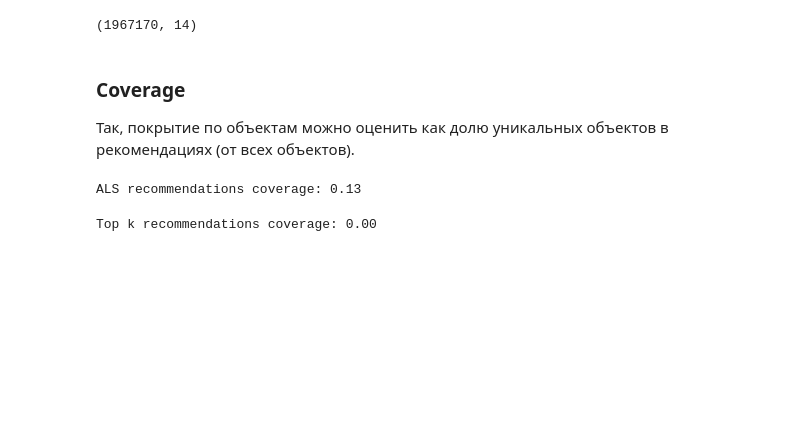
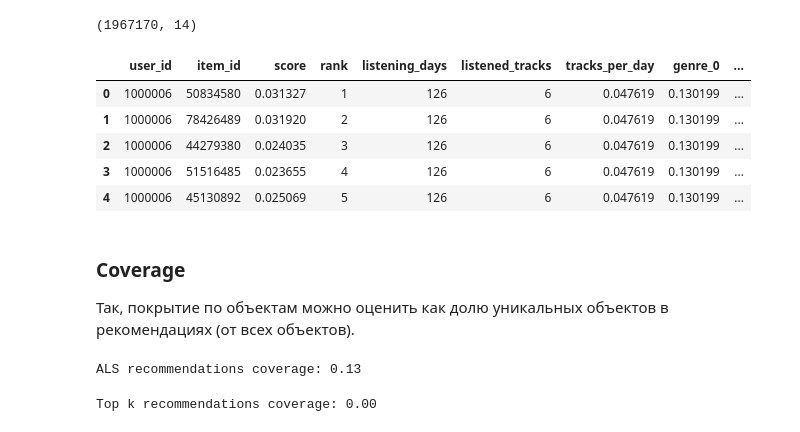
Before and after one commit to MaryIzo/mle-project-sprint-4-v001, a Jupyter notebook: recommendations.ipynb, the cells around one changed output. Cells and saved outputs as stored; diff of their text form; code cells hidden in the pictures; blank space fills up the shorter version.

Commit message:
test recommendations system

```diff
--- a/recommendations.ipynb
+++ b/recommendations.ipynb
@@ -1696,6 +1696,15 @@ top_k_pop_items.head()
 final_recommendations.shape
 # %% [output]
 (1967170, 14)
+# %%
+final_recommendations.head()
+# %% [output]
+|  | user_id | item_id | score | rank | listening_days | listened_tracks | tracks_per_day | genre_0 | ... |
+| 0 | 1000006 | 50834580 | 0.031327 | 1 | 126 | 6 | 0.047619 | 0.130199 | ... |
+| 1 | 1000006 | 78426489 | 0.031920 | 2 | 126 | 6 | 0.047619 | 0.130199 | ... |
+| 2 | 1000006 | 44279380 | 0.024035 | 3 | 126 | 6 | 0.047619 | 0.130199 | ... |
+| 3 | 1000006 | 51516485 | 0.023655 | 4 | 126 | 6 | 0.047619 | 0.130199 | ... |
+| 4 | 1000006 | 45130892 | 0.025069 | 5 | 126 | 6 | 0.047619 | 0.130199 | ... |
 # %% [markdown]
 ### Coverage
 Так, покрытие по объектам можно оценить как долю уникальных объектов в рекомендациях (от всех объектов).
```
Also changed, not shown: 2 other files.
